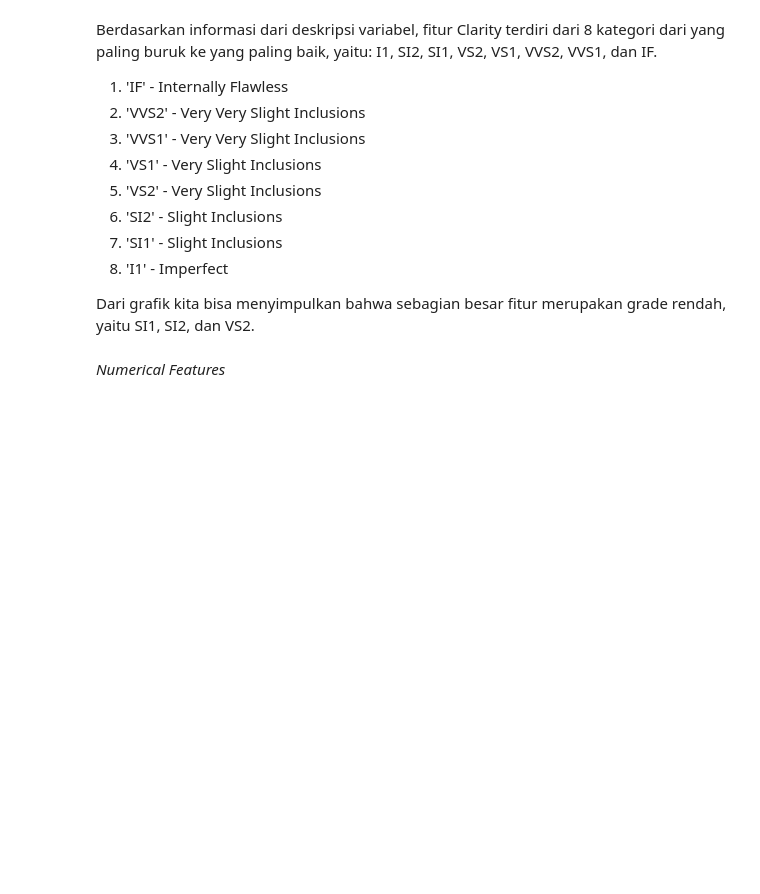
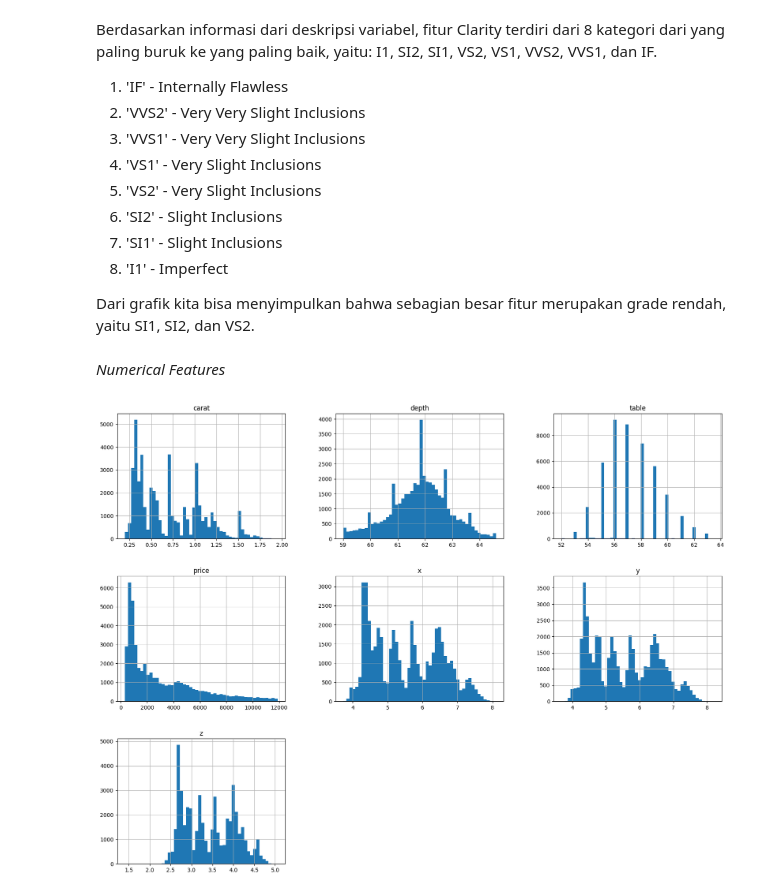
Before and after one commit to miftahfadil/Predictive-Analytics-Diamond-Prices, a Jupyter notebook: exploratory_data_analysis_diamond_prices.ipynb, the cells around one changed output. Saved outputs shown, nothing was run; the diff lists cells and outputs as text; code cells hidden in the pictures; blank space fills up the shorter version.

Commit message:
Selesai proses EDA dan mengekspor dataset hasil EDA menjadi csv

```diff
--- a/exploratory_data_analysis_diamond_prices.ipynb
+++ b/exploratory_data_analysis_diamond_prices.ipynb
@@ -266,3 +266,9 @@ Berdasarkan informasi dari deskripsi variabel, fitur Clarity terdiri dari 8 kate
 Dari grafik kita bisa menyimpulkan bahwa sebagian besar fitur merupakan grade rendah, yaitu SI1, SI2, dan VS2.
 # %% [markdown]
 _Numerical Features_
+# %%
+# Plot masing-masing histogram dari numerical features
+diamonds_dataset.hist(bins=50, figsize=(20,15))
+plt.show()
+# %% [output]
+[figure, added]
```
Also changed, not shown: parts of 13 cells of this notebook, 1 other file.
